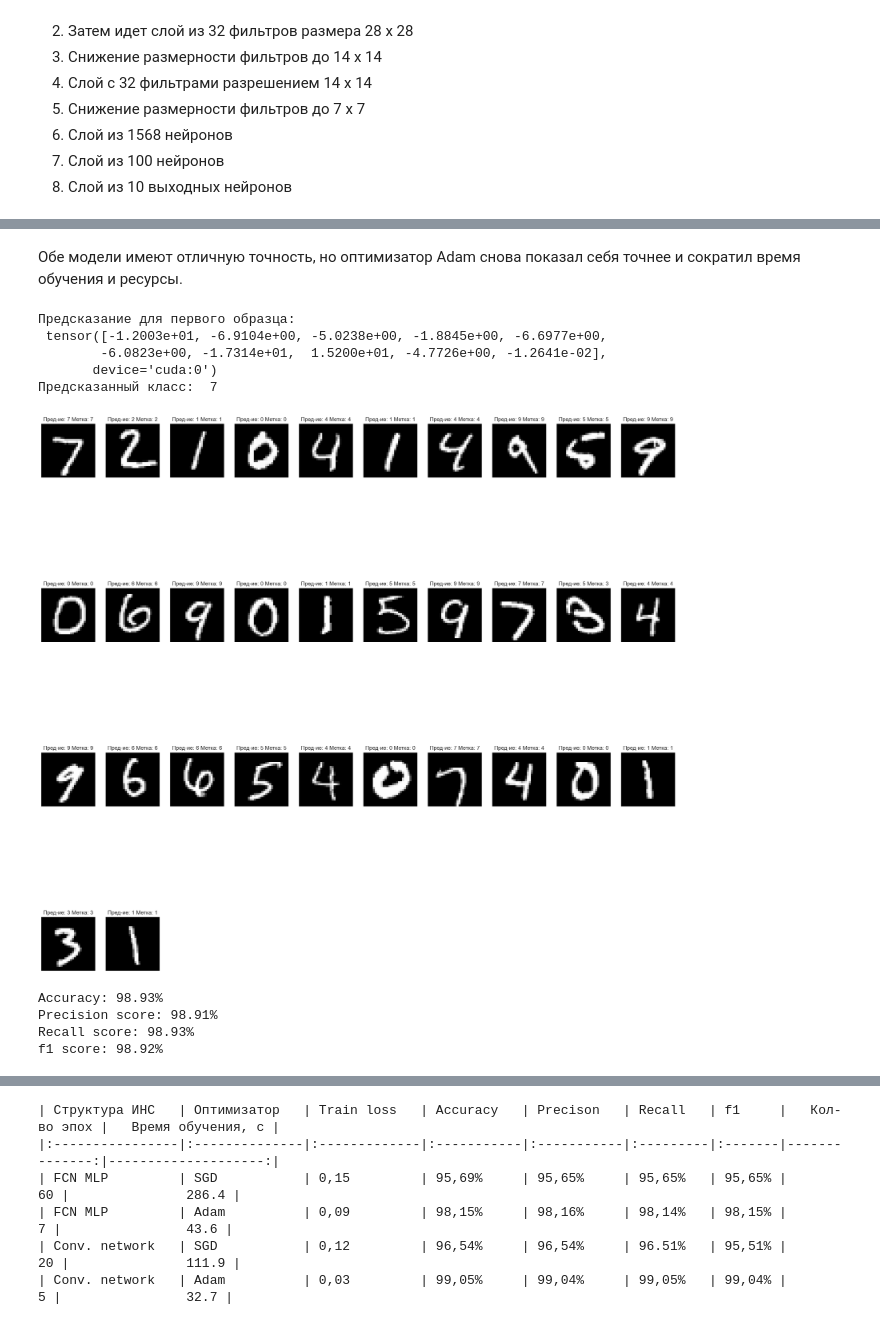
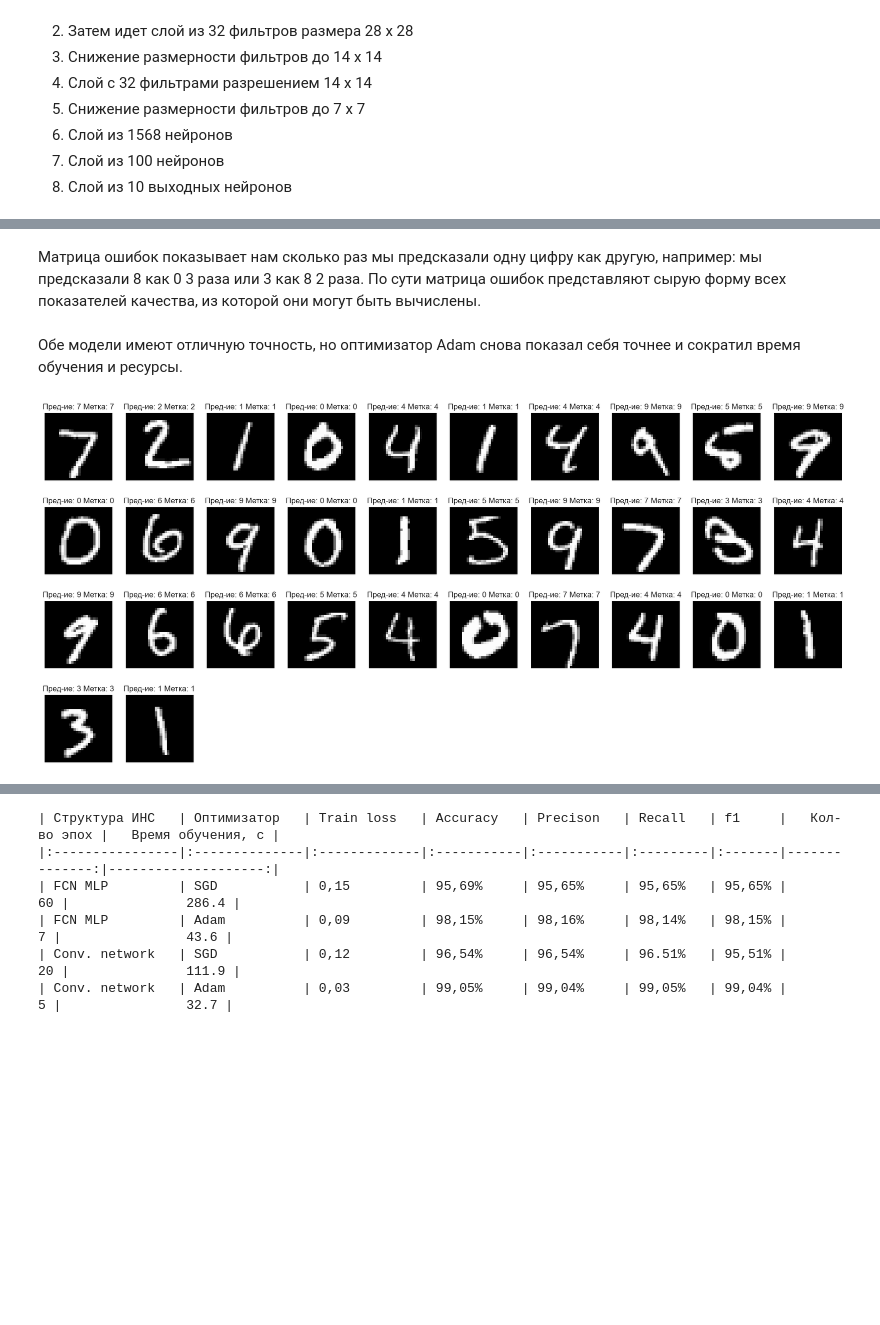
Before and after one commit to ex3del/Pad_jupiter, a Jupyter notebook: mnist.ipynb, the cells around one changed output, grey strips where cells are left out. Drawn from its saved outputs; the diff is of its cells as text; code cells hidden in the pictures; blank space fills up the shorter version.

```diff
--- a/mnist.ipynb
+++ b/mnist.ipynb
@@ -451,7 +461,7 @@ plt.show()
 # %% [markdown]
 # Сверточная сеть для MNIST
 # %%
-num_epochs = 5
+num_epochs = 20
 batch_size = 32
 learning_rate = 1e-3
 device = "cuda" if torch.cuda.is_available() else "cpu"
@@ -481,7 +491,7 @@ class CNN_model(nn.Module):
 # %%
 model = CNN_model().to(device)
 loss_function = nn.CrossEntropyLoss()
-optimizer = torch.optim.Adam(model.parameters(), lr=learning_rate)
+optimizer = torch.optim.SGD(model.parameters(), lr=learning_rate)
 device = "cuda" if torch.cuda.is_available() else "cpu"
 print(f"Using {device} device")
 # %% [output]
@@ -594,3 +629,9 @@ plt.show()
+# %%
+model = CNN_model().to(device)
+loss_function = nn.CrossEntropyLoss()
+optimizer = torch.optim.Adam(model.parameters(), lr=learning_rate)
+device = "cuda" if torch.cuda.is_available() else "cpu"
+num_epochs = 5
 # %%
 loss_history = {"train": [], "test": []}
 start_time = time.time()
@@ -649,3 +716,5 @@ plt.show()
+# %% [markdown]
+Матрица ошибок показывает нам сколько раз мы предсказали одну цифру как другую, например: мы предсказали 8 как 0 3 раза или 3 как 8 2 раза. По сути матрица ошибок представляют сырую форму всех показателей качества, из которой они могут быть вычислены.
 # %% [markdown]
 Обе модели имеют отличную точность, но оптимизатор Adam снова показал себя точнее и сократил время обучения и ресурсы.
 # %%
@@ -654,50 +723,17 @@ pred = model(imgs.to(device))
 imgs = torch.reshape(imgs, (32, 28, 28))
 imgs = imgs[:32]
 pred = pred[:32].detach()
-print("Предсказание для первого образца:\n", pred[0])
 digits = np.argmax(pred.cpu().numpy(), axis=1)
-print("Предсказанный класс: ", digits[0])
-# %% [output]
-Предсказание для первого образца:
- tensor([-1.2003e+01, -6.9104e+00, -5.0238e+00, -1.8845e+00, -6.6977e+00,
-        -6.0823e+00, -1.7314e+01,  1.5200e+01, -4.7726e+00, -1.2641e-02],
-       device='cuda:0')
-Предсказанный класс:  7
 # %%
-plt.figure(figsize=(25.0, 25.0))
+plt.figure(figsize=(22.0, 10.0))
 for i in range(32):
     img = imgs[i]
 
     plt.subplot(4, 10, i + 1)
     plt.title(
         "Пред-ие: " + str(digits[i]) + " Метка: " + str(labels[i].numpy())
     )  # predicted and real values
     plt.axis("off")
     plt.imshow(img.numpy(), cmap="gray")
 # %% [output]
-[figure, old version]
+[figure, new version]
-# %%
-net = model.to('cpu')
-y_pred = []
-y_true = []
-correct = 0
-total = 0
-with torch.no_grad():
-    for data in test_dataloader:
-        X, y = data
-        output = net(X)
-        y_true += y.tolist()
-        y_pred += torch.argmax(output, dim=1).tolist()
-        for idx, i in enumerate(output):
-             if torch.argmax(i) == y[idx]:
-                 correct += 1
-             total += 1
-print(f'Accuracy: {round(accuracy_score(y_true, y_pred)*100, 2)}%')
-print(f'Precision score: {round(precision_score(y_true, y_pred, average="macro")*100, 2)}%')
-print(f'Recall score: {round(recall_score(y_true, y_pred, average="macro")*100, 2)}%')
-print(f'f1 score: {round(f1_score(y_true, y_pred, average="macro")*100, 2)}%')
-# %% [output]
-Accuracy: 98.93%
-Precision score: 98.91%
-Recall score: 98.93%
-f1 score: 98.92%
```
Also changed, not shown: parts of 25 cells of this notebook, 3 other files.
